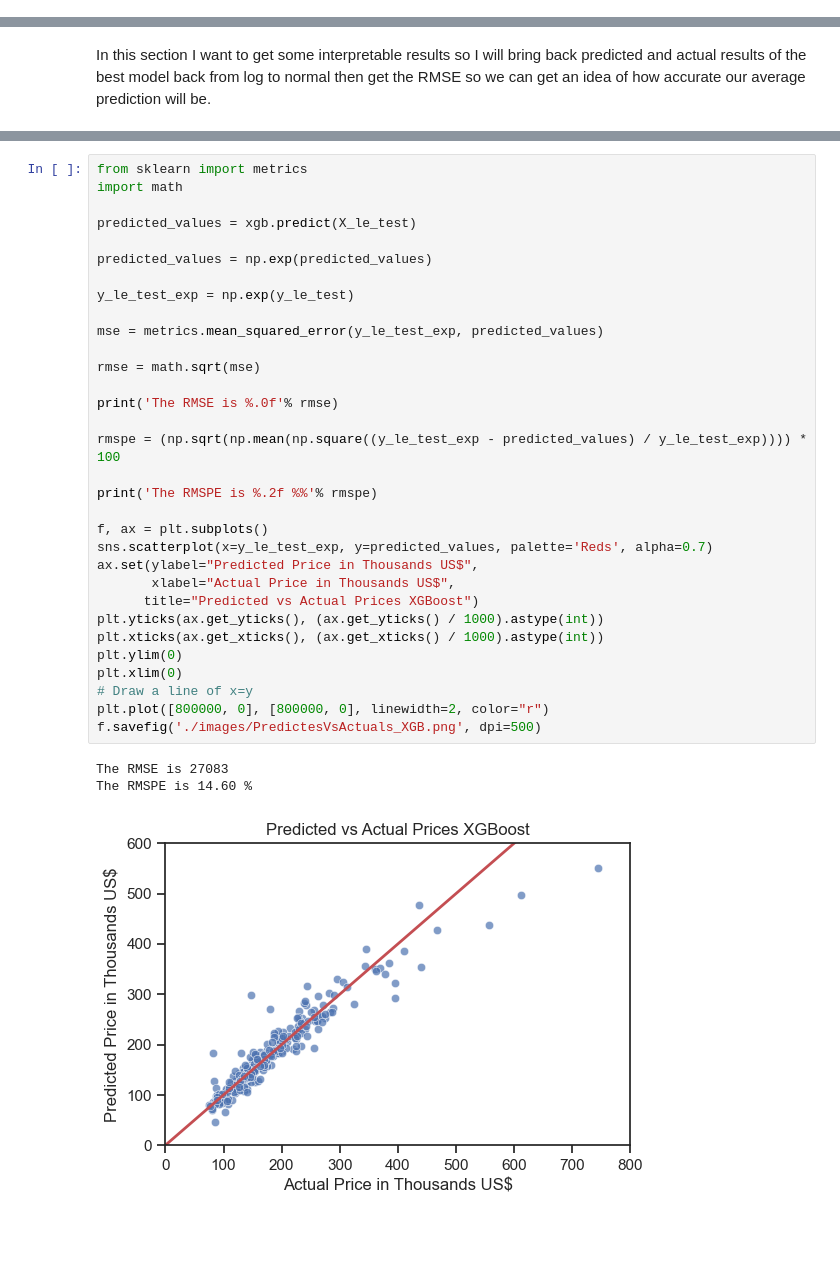
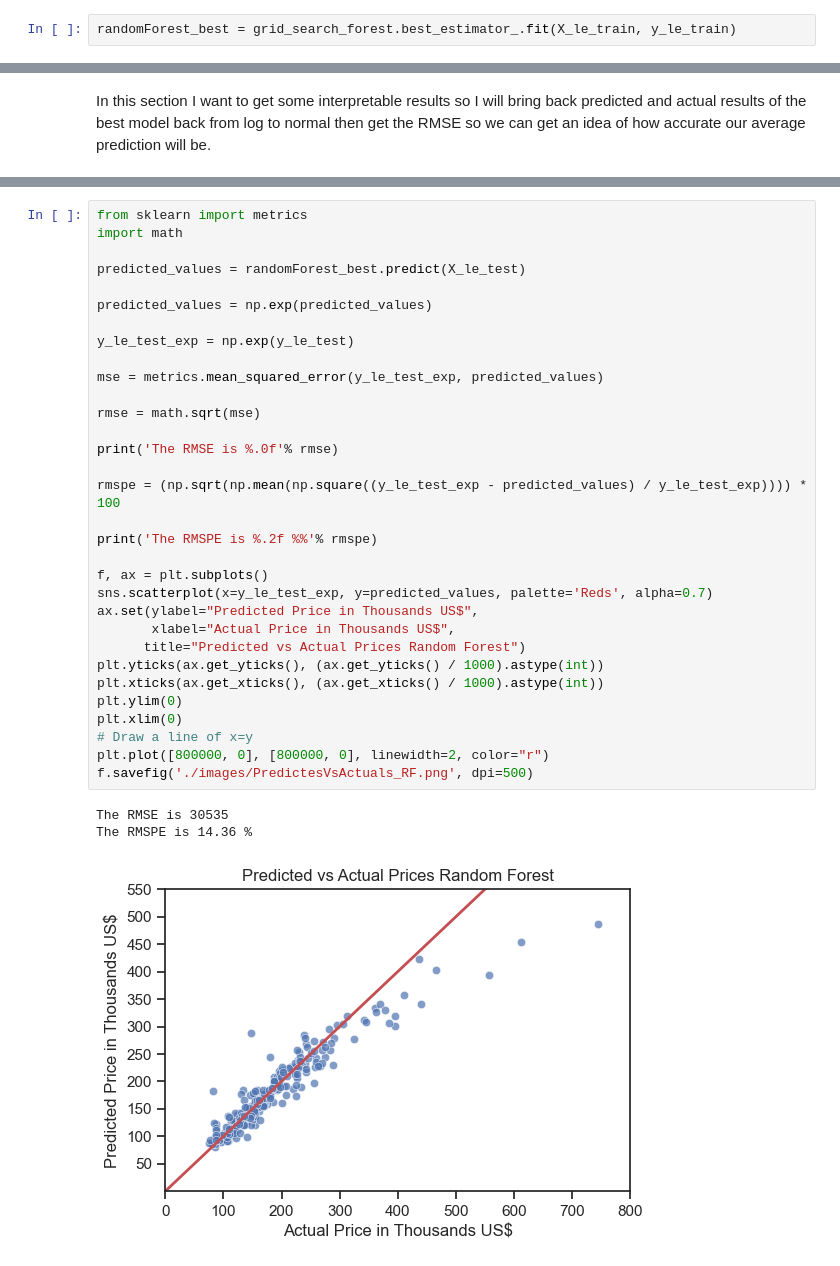
Before and after one commit to DanEllen/House-Prices-Advanced-Regression-Techniques, a Jupyter notebook: Machine_Learning_Code.ipynb, the cells around one changed output, grey strips where cells are left out. Saved outputs shown, nothing was run; the diff lists cells and outputs as text; blank space fills up the shorter version.

```diff
--- a/Machine_Learning_Code.ipynb
+++ b/Machine_Learning_Code.ipynb
@@ -745,4 +770,6 @@ Wall time: 3.41 s
 The training accuracy is: 0.89201
 The test     accuracy is: 0.89328
+# %%
+randomForest_best = grid_search_forest.best_estimator_.fit(X_le_train, y_le_train)
 # %%
 coefficients = pd.concat([pd.DataFrame(X_le_train.columns),
@@ -906,36 +960,36 @@ The RMSPE is 13.91 %
 # %%
 from sklearn import metrics
 import math
 
-predicted_values = xgb.predict(X_le_test)
+predicted_values = randomForest_best.predict(X_le_test)
 
 predicted_values = np.exp(predicted_values)
 
 y_le_test_exp = np.exp(y_le_test)
 
 mse = metrics.mean_squared_error(y_le_test_exp, predicted_values)
 
 rmse = math.sqrt(mse)
 
 print('The RMSE is %.0f'% rmse)
 
 rmspe = (np.sqrt(np.mean(np.square((y_le_test_exp - predicted_values) / y_le_test_exp)))) * 100
 
 print('The RMSPE is %.2f %%'% rmspe)
 
 f, ax = plt.subplots()
 sns.scatterplot(x=y_le_test_exp, y=predicted_values, palette='Reds', alpha=0.7)
 ax.set(ylabel="Predicted Price in Thousands US$",
        xlabel="Actual Price in Thousands US$",
-      title="Predicted vs Actual Prices XGBoost")
+      title="Predicted vs Actual Prices Random Forest")
 plt.yticks(ax.get_yticks(), (ax.get_yticks() / 1000).astype(int))
 plt.xticks(ax.get_xticks(), (ax.get_xticks() / 1000).astype(int))
 plt.ylim(0)
 plt.xlim(0)
 # Draw a line of x=y
 plt.plot([800000, 0], [800000, 0], linewidth=2, color="r")
-f.savefig('./images/PredictesVsActuals_XGB.png', dpi=500)
+f.savefig('./images/PredictesVsActuals_RF.png', dpi=500)
 # %% [output]
-The RMSE is 27083
-The RMSPE is 14.60 %
+The RMSE is 30535
+The RMSPE is 14.36 %
-[figure, old version]
+[figure, new version]
```
Also changed, not shown: parts of 17 cells of this notebook, 6 other files.
